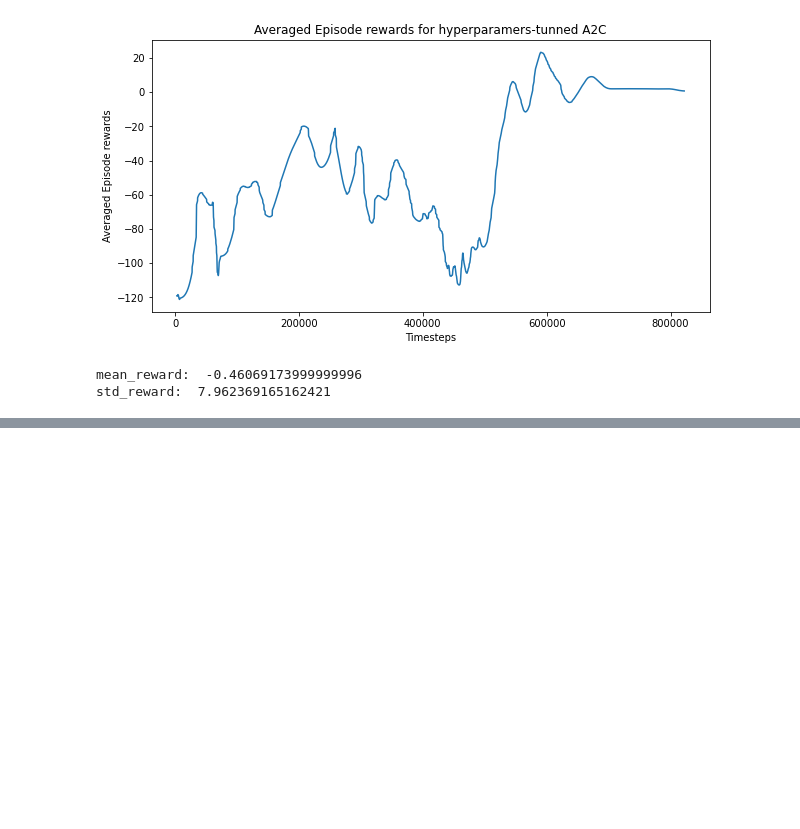
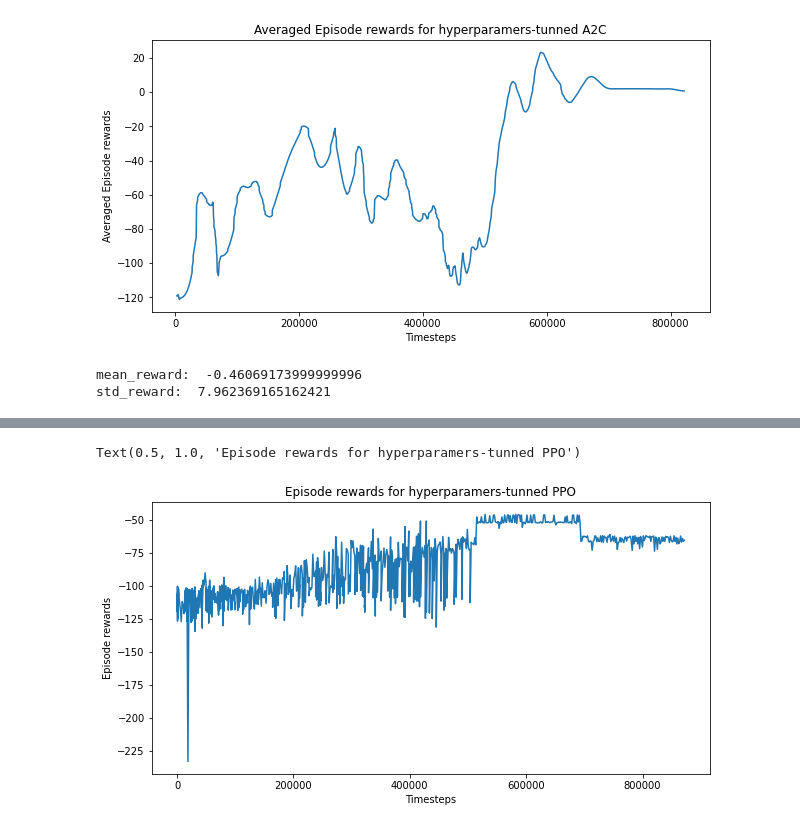
Before and after one commit to Florence-Sun/Algorithm-performance-analysis-on-Bipedal-environment, a Jupyter notebook: Algorithm-performance-analysis-on-BipedalWalker-enviroment.ipynb, the cells around one changed output, grey strips where cells are left out. Cells and saved outputs as stored; diff of their text form; code cells hidden in the pictures; blank space fills up the shorter version.

```diff
--- a/Algorithm-performance-analysis-on-BipedalWalker-enviroment.ipynb
+++ b/Algorithm-performance-analysis-on-BipedalWalker-enviroment.ipynb
@@ -401,0 +454,11 @@ std_reward:  7.962369165162421
+# %%
+#plot the episode rewards with timesteps
+x, y=results_plotter.ts2xy(load_results(log_dir), 'timesteps')
+plt.figure(figsize=(10, 5))
+plt.plot(x,y)
+plt.xlabel('Timesteps')
+plt.ylabel('Episode rewards')
+plt.title('Episode rewards for hyperparamers-tunned PPO')
+# %% [output]
+Text(0.5, 1.0, 'Episode rewards for hyperparamers-tunned PPO')
+[figure, added]
```
Also changed, not shown: parts of 14 cells of this notebook.
